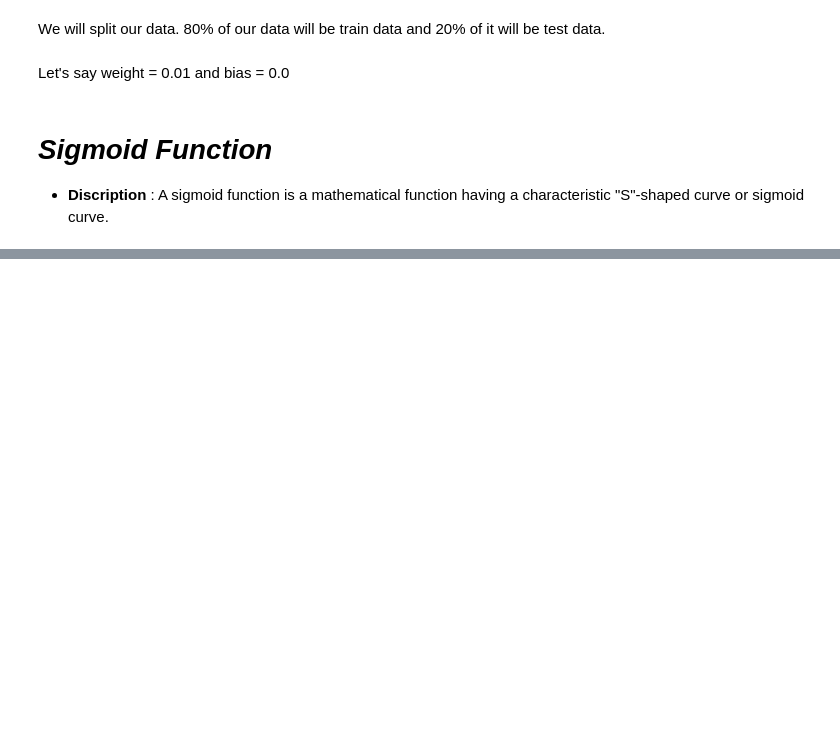
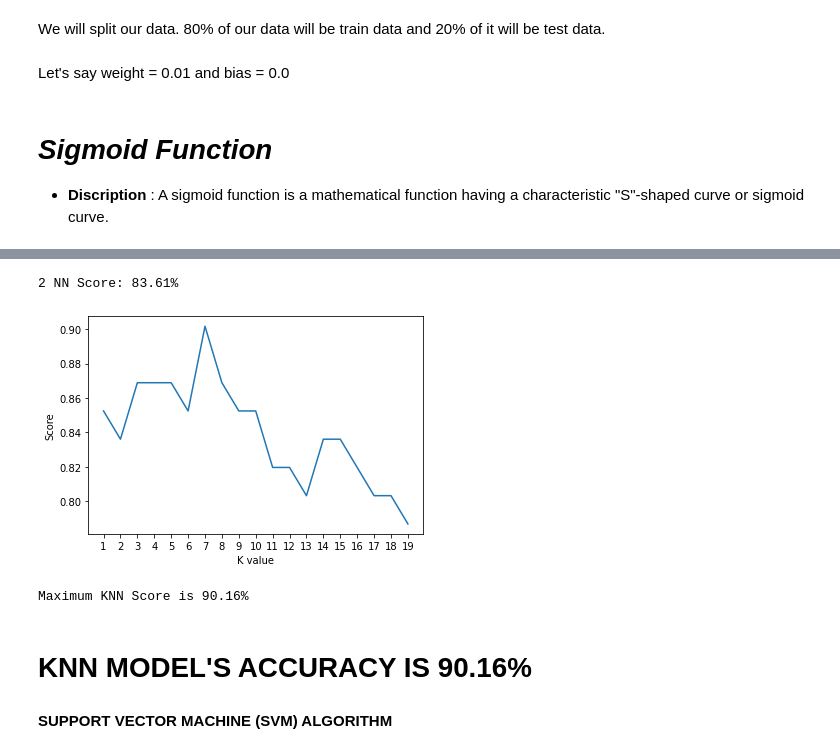
Before and after one commit to arkham7638/cclgproji, a Jupyter notebook: Heart_Disease_Prediction.ipynb, the cells around one changed output, grey strips where cells are left out. Drawn from its saved outputs; the diff is of its cells as text; code cells hidden in the pictures; blank space fills up the shorter version.

```diff
--- a/Heart_Disease_Prediction.ipynb
+++ b/Heart_Disease_Prediction.ipynb
@@ -357,0 +446,34 @@ def sigmoid(z):
+# %%
+# KNN Model
+from sklearn.neighbors import KNeighborsClassifier
+knn = KNeighborsClassifier(n_neighbors = 2)  # n_neighbors means k
+knn.fit(x_train.T, y_train.T)
+prediction = knn.predict(x_test.T)
+
+print("{} NN Score: {:.2f}%".format(2, knn.score(x_test.T, y_test.T)*100))
+# %% [output]
+2 NN Score: 83.61%
+# %%
+# try ro find best k value
+scoreList = []
+for i in range(1,20):
+    knn2 = KNeighborsClassifier(n_neighbors = i)  # n_neighbors means k
+    knn2.fit(x_train.T, y_train.T)
+    scoreList.append(knn2.score(x_test.T, y_test.T))
+
+plt.plot(range(1,20), scoreList)
+plt.xticks(np.arange(1,20,1))
+plt.xlabel("K value")
+plt.ylabel("Score")
+plt.show()
+
+acc = max(scoreList)*100
+accuracies['KNN'] = acc
+print("Maximum KNN Score is {:.2f}%".format(acc))
+# %% [output]
+[figure, added]
+Maximum KNN Score is 90.16%
+# %% [markdown]
+# KNN MODEL'S ACCURACY IS 90.16%
+# %% [markdown]
+**SUPPORT VECTOR MACHINE (SVM) ALGORITHM**
```
Also changed, not shown: parts of 23 cells of this notebook.
